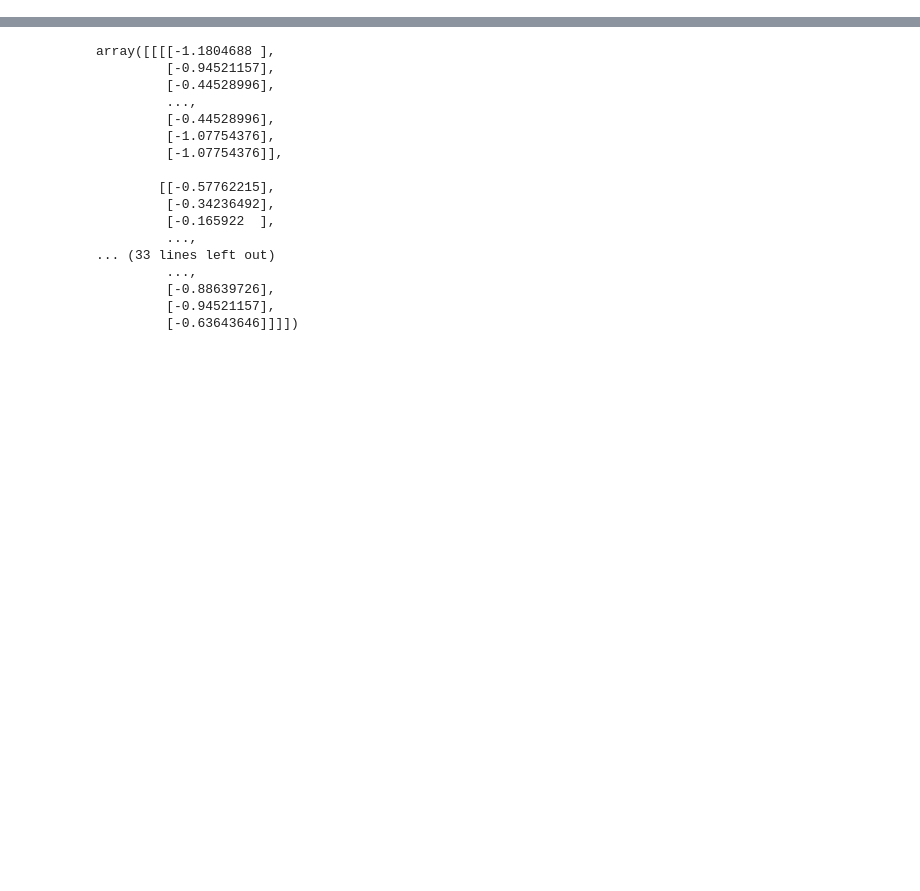
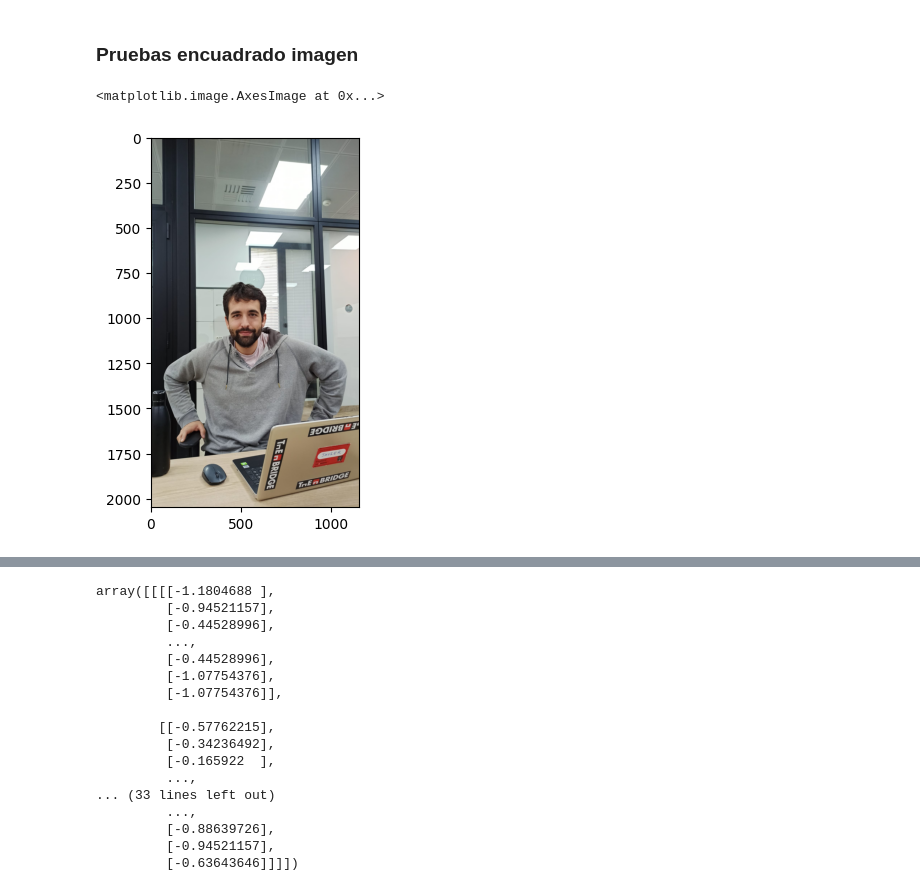
Before and after one commit to RauGarGom/ml_alzheimer_class, a Jupyter notebook: notebooks/work_journal.ipynb, the cells around one changed output, grey strips where cells are left out. Cells and saved outputs as stored; diff of their text form; code cells hidden in the pictures; blank space fills up the shorter version.

Commit message:
21.11 - Streamlit camera test

```diff
--- a/notebooks/work_journal.ipynb
+++ b/notebooks/work_journal.ipynb
@@ -56,0 +33,8 @@ y1_test distribution:
+# %% [markdown]
+### Pruebas encuadrado imagen
+# %%
+img_test = imread('C:/Users/raulg/Downloads/rect_image_2.jpg')
+plt.imshow(img_test)
+# %% [output]
+<matplotlib.image.AxesImage at 0x...>
+[figure, added]
```
Also changed, not shown: parts of 6 cells of this notebook, 6 other files.
